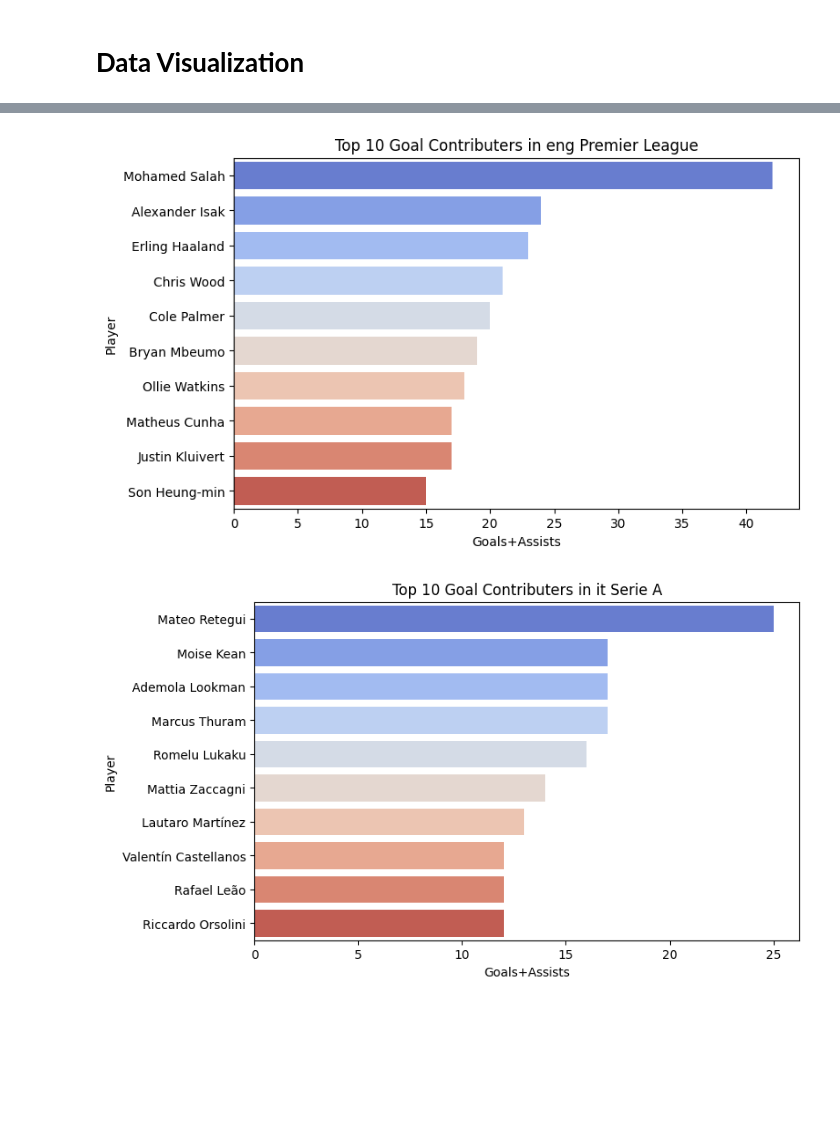
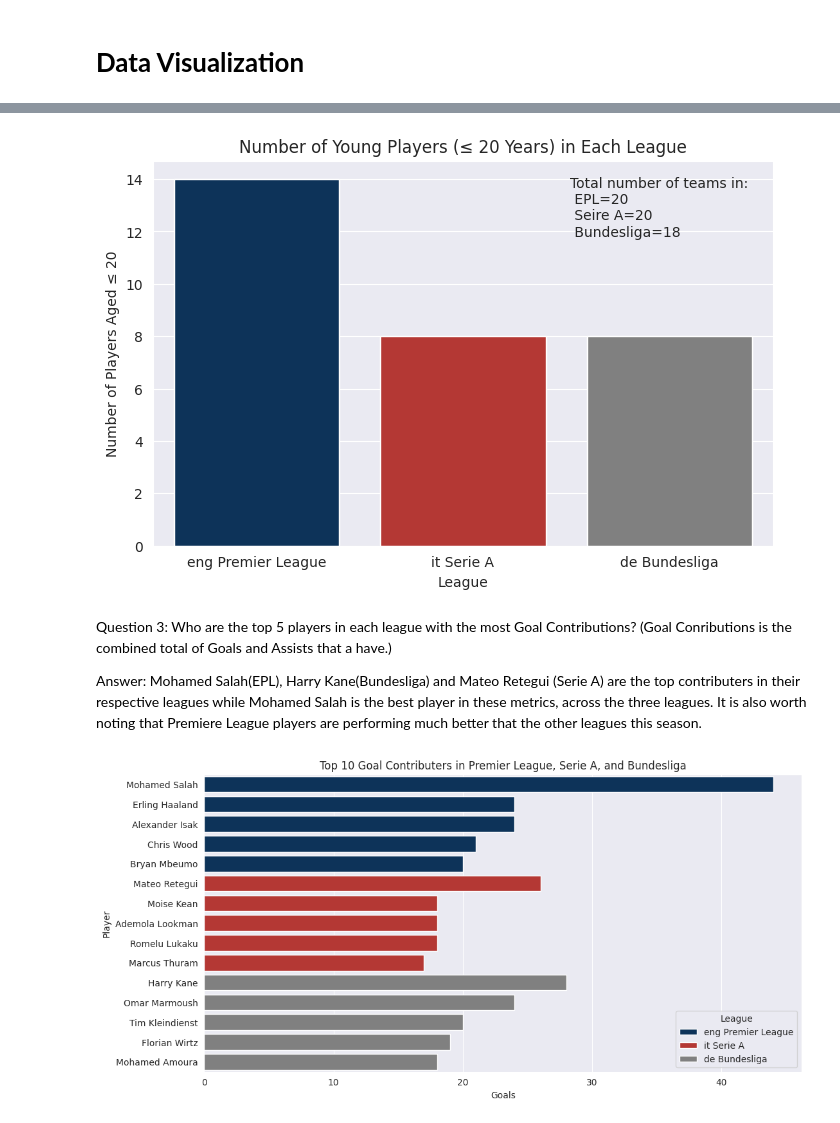
Before and after one commit to Indranil3001/Indranil3001, a Jupyter notebook: Data_Viz_final_GH1026152.ipynb, the cells around one changed output, grey strips where cells are left out. Cells and saved outputs as stored; diff of their text form; code cells hidden in the pictures; blank space fills up the shorter version.

Commit message:
This is my first data visualization project, and I have tried my best to apply my python knowledge to try and make the best visualizations.

```diff
--- a/Data_Viz_final_GH1026152.ipynb
+++ b/Data_Viz_final_GH1026152.ipynb
@@ -176,12 +215,46 @@ plt.show()
+# %%
+#Filtering players aged <= 20
+young_players = df_leagues[(df_leagues["Age"]<=20) & (df_leagues["Comp"].isin(leagues))]
+
+young_players_count = young_players["Comp"].value_counts()
+plt.figure(figsize=(8, 5))
+sns.barplot(x=young_players_count.index, y=young_players_count.values, palette=colors, hue=young_players_count.index, legend= False)
+
+# Labels and title
+plt.xlabel("League")
+plt.ylabel("Number of Players Aged ≤ 20")
+plt.title("Number of Young Players (≤ 20 Years) in Each League")
+
+#Text Box
+text = f"Total number of teams in:\n EPL=20 \n Seire A=20 \n Bundesliga=18"
+plt.text(0.45,0.8, text, transform=ax.transAxes, fontsize=10)
+
+# Show plot
+plt.show()
+# %% [output]
+[figure, added]
+# %% [markdown]
+Question 3: Who are the top 5 players in each league with the most Goal Contributions? (Goal Conributions is the combined total of Goals and Assists that a have.)
+
+Answer: Mohamed Salah(EPL), Harry Kane(Bundesliga) and Mateo Retegui (Serie A) are the top contributers in their respective leagues while Mohamed Salah is the best player in these metrics, across the three leagues. It is also worth noting that Premiere League players are performing much better that the other leagues this season.
 # %%
-for league in leagues:
-  top_scorer_assister = df[df["Comp"] == league].nlargest(10, "G+A")[["Player", "G+A"]]
-  plt.figure(figsize=(8, 5))
-  sns.barplot(y=top_scorer_assister["Player"], x=top_scorer_assister["G+A"],hue=top_scorer_assister["Player"], palette="coolwarm", legend= False)
-  plt.xlabel("Goals+Assists")
-  plt.ylabel("Player")
-  plt.title(f"Top 10 Goal Contributers in {league}")
-  plt.show()
+# Filter top 10 goal scorers from each league
+top_contributers = pd.concat([
+    df[df["Comp"] == league].nlargest(5, "G+A")[["Player", "G+A", "Comp"]]
+    for league in ["eng Premier League", "it Serie A", "de Bundesliga"]
+])
+
+# Plot in a single graph
+plt.figure(figsize=(12, 6))
+sns.barplot(y=top_contributers["Player"], x=top_contributers["G+A"], hue=top_contributers["Comp"], palette=colors)
+
+# Labels and title
+plt.xlabel("Goals")
+plt.ylabel("Player")
+plt.title("Top 10 Goal Contributers in Premier League, Serie A, and Bundesliga")
+plt.legend(title="League")
+
+# Show the plot
+plt.show()
 # %% [output]
-[figure, old version]
+[figure, new version]
-[figure, removed]
```
Also changed, not shown: parts of 34 cells of this notebook.
